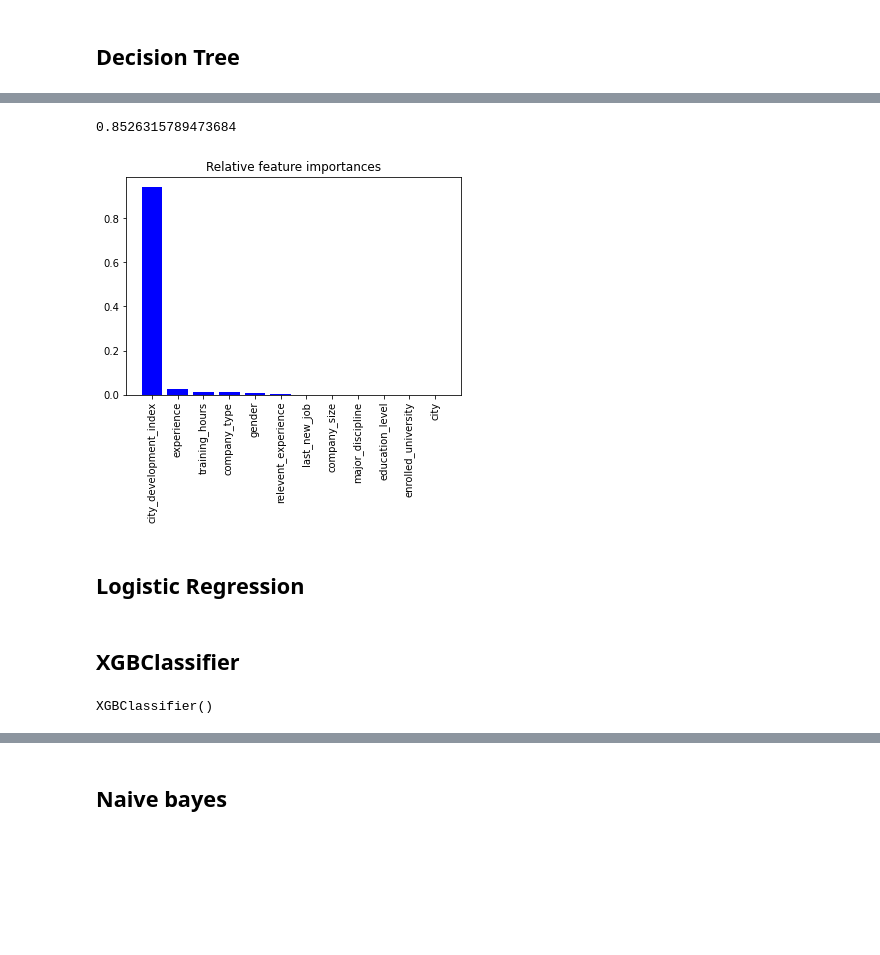
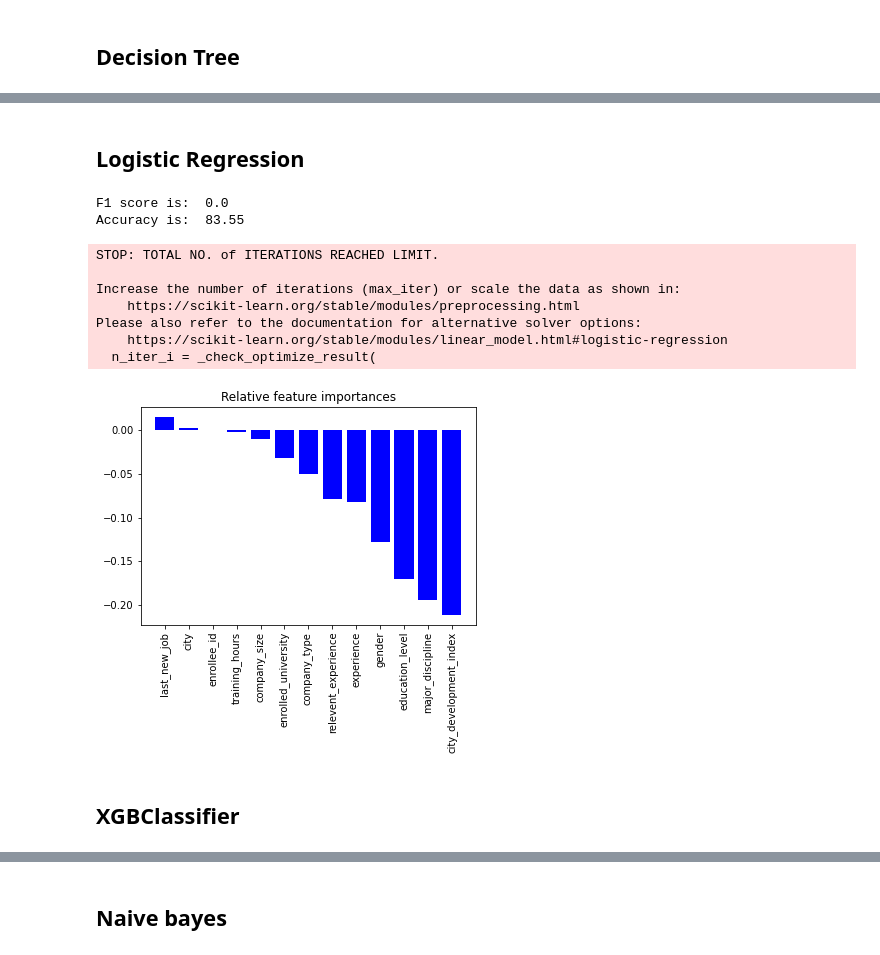
Before and after one commit to PragatiGupta97/Data-Science-for-business, a Jupyter notebook: HR_Analytics.ipynb, the cells around one changed output, grey strips where cells are left out. Saved outputs shown, nothing was run; the diff lists cells and outputs as text; code cells hidden in the pictures; blank space fills up the shorter version.

```diff
--- a/HR_Analytics.ipynb
+++ b/HR_Analytics.ipynb
@@ -366,19 +377,31 @@ DecisionTreeClassifier(max_depth=3, min_samples_leaf=3, random_state=100)
-# %%
-pred_DT = clf.predict(X_test)
-pred_DT_probs = clf.predict_proba(X_test)
-print ("F1 score is: ", (f1_score(y_test,pred_DT)))
-clf.score(X_test, y_test)
-# %% [output]
-0.8526315789473684
-# %%
-feature_importance(clf)
-# %% [output]
-[figure, removed]
 # %% [markdown]
 ## Logistic Regression
 # %%
 lr_imb = LogisticRegression(solver='lbfgs').fit(X_train, y_train)
 y_pred_lr_imb = lr_imb.predict(X_test)
 y_predProba_lr_imb = lr_imb.predict_proba(X_test)
 print ("F1 score is: ", (f1_score(y_test,y_pred_lr_imb)))
 print ("Accuracy is: ", (accuracy_score(y_test, y_pred_lr_imb)*100).round(2))
+
+importances = lr_imb.coef_[0]
+indices = np.argsort(importances)[::-1]
+feature_order = np.array([train.columns.values])
+i = np.argsort(importances)[::-1]
+feature_order = feature_order[:,i]
+plt.figure()
+plt.title("Relative feature importances")
+plt.bar(range(train.shape[1]), importances[indices],color="b",  align="center")
+plt.xticks(range(train.shape[1]), feature_order[0], rotation=90)
+plt.xlim([-1, train.shape[1]])
+plt.show()
+# %% [output]
+F1 score is:  0.0
+Accuracy is:  83.55
+STOP: TOTAL NO. of ITERATIONS REACHED LIMIT.
+
+Increase the number of iterations (max_iter) or scale the data as shown in:
+    https://scikit-learn.org/stable/modules/preprocessing.html
+Please also refer to the documentation for alternative solver options:
+    https://scikit-learn.org/stable/modules/linear_model.html#logistic-regression
+  n_iter_i = _check_optimize_result(
+[figure, added]
@@ -398,7 +408,2 @@ plt.show()
 # %% [markdown]
 ## XGBClassifier
-# %%
-model = XGBClassifier()
-model.fit(X_train, y_train)
-# %% [output]
-XGBClassifier()
```
Also changed, not shown: parts of 53 cells of this notebook.
